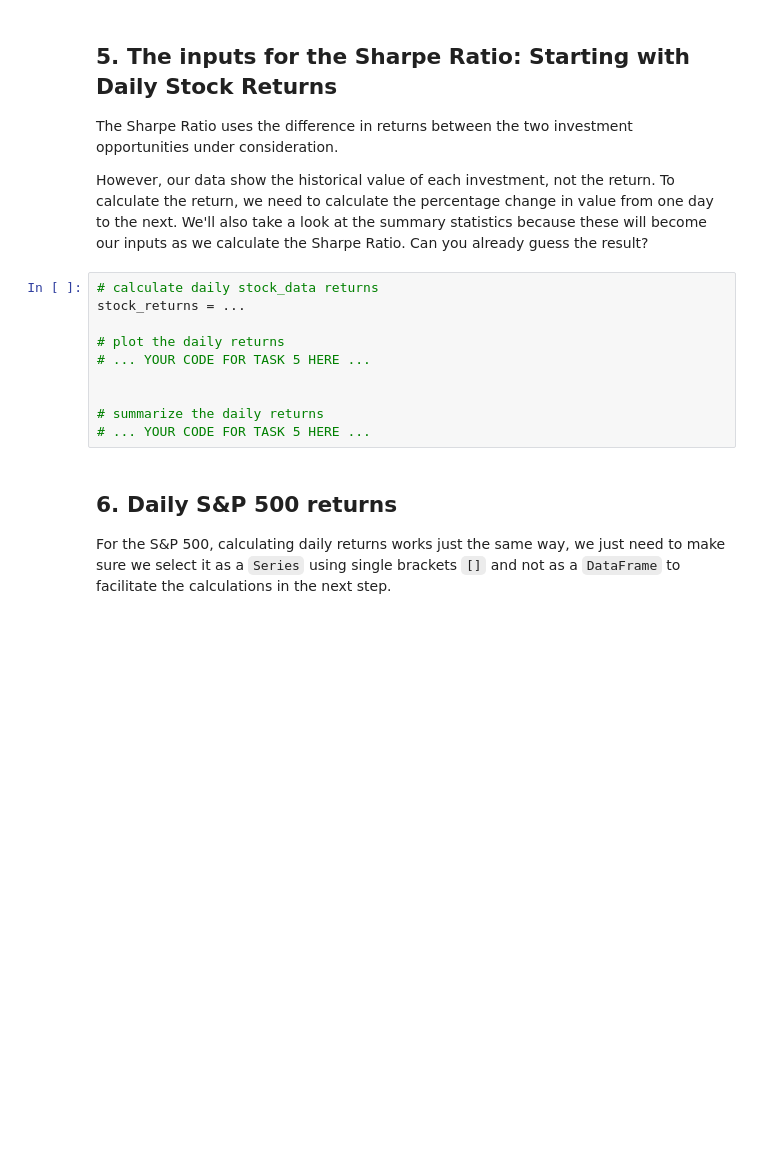
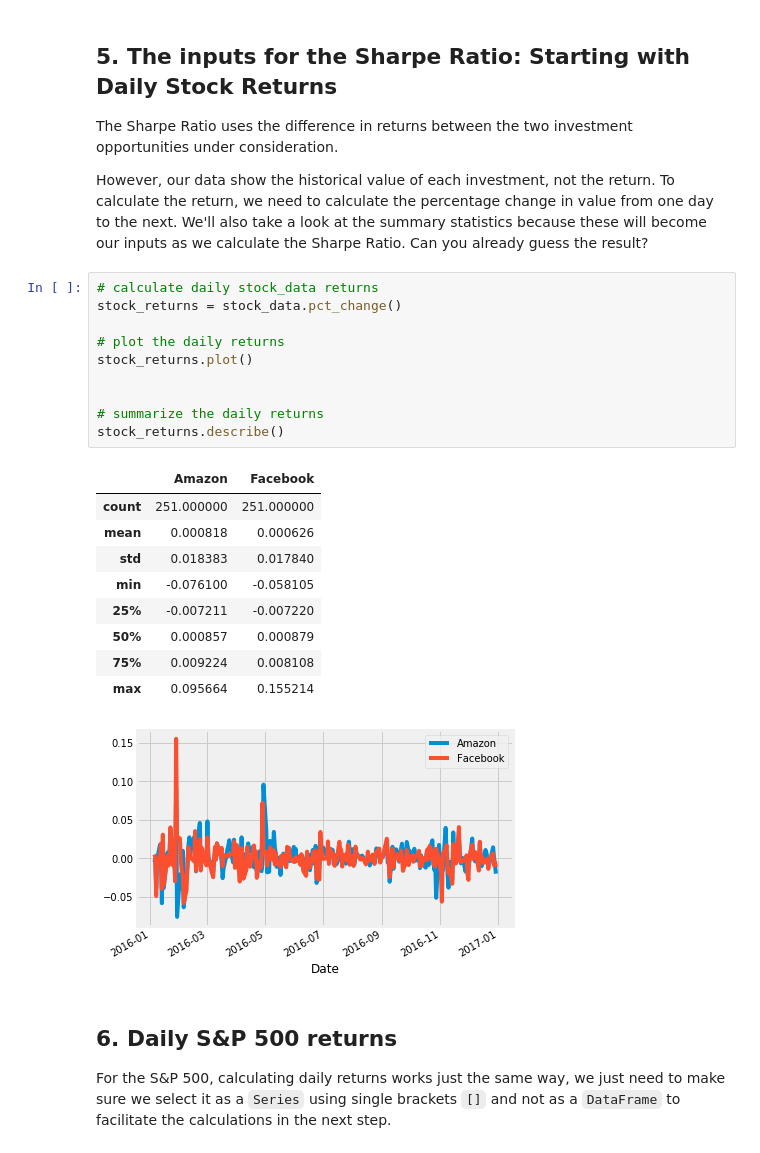
Before and after one commit to leighirving/sharpe-ratio, a Jupyter notebook: notebook.ipynb, the cells around one changed output. Cells and saved outputs as stored; diff of their text form; blank space fills up the shorter version.

Commit message:
Calculate, plot and summarize the stock_data returns

```diff
--- a/notebook.ipynb
+++ b/notebook.ipynb
@@ -97,14 +97,25 @@ benchmark_data.describe()
 <p>However, our data show the historical value of each investment, not the return. To calculate the return, we need to calculate the percentage change in value from one day to the next. We'll also take a look at the summary statistics because these will become our inputs as we calculate the Sharpe Ratio. Can you already guess the result?</p>
 # %%
 # calculate daily stock_data returns
-stock_returns = ...
+stock_returns = stock_data.pct_change()
 
 # plot the daily returns
-# ... YOUR CODE FOR TASK 5 HERE ...
+stock_returns.plot()
 
 
 # summarize the daily returns
-# ... YOUR CODE FOR TASK 5 HERE ...
+stock_returns.describe()
+# %% [output]
+|  | Amazon | Facebook |
+| count | 251.000000 | 251.000000 |
+| mean | 0.000818 | 0.000626 |
+| std | 0.018383 | 0.017840 |
+| min | -0.076100 | -0.058105 |
+| 25% | -0.007211 | -0.007220 |
+| 50% | 0.000857 | 0.000879 |
+| 75% | 0.009224 | 0.008108 |
+| max | 0.095664 | 0.155214 |
+[figure, added]
 # %% [markdown]
 ## 6. Daily S&P 500 returns
 <p>For the S&amp;P 500, calculating daily returns works just the same way, we just need to make sure we select it as a <code>Series</code> using single brackets <code>[]</code> and not as a <code>DataFrame</code> to facilitate the calculations in the next step.</p>
```
